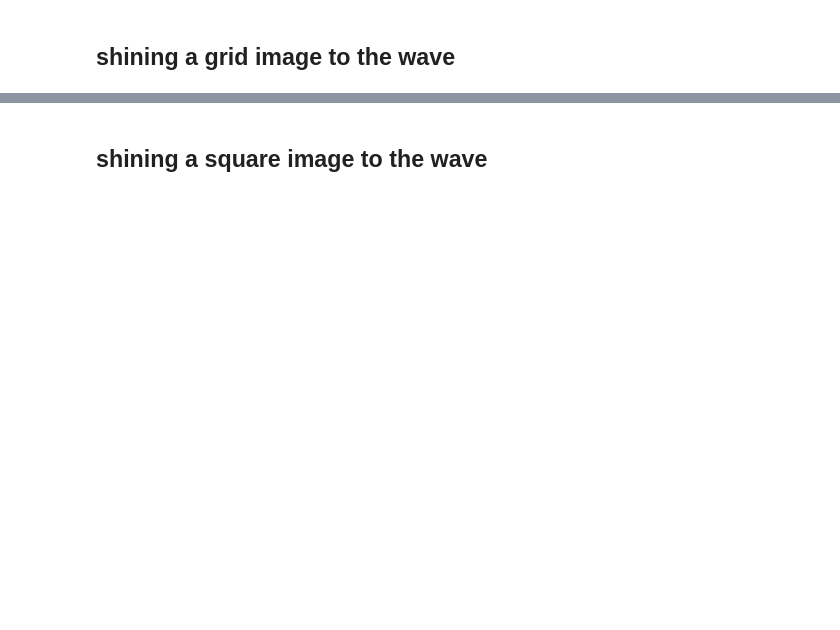
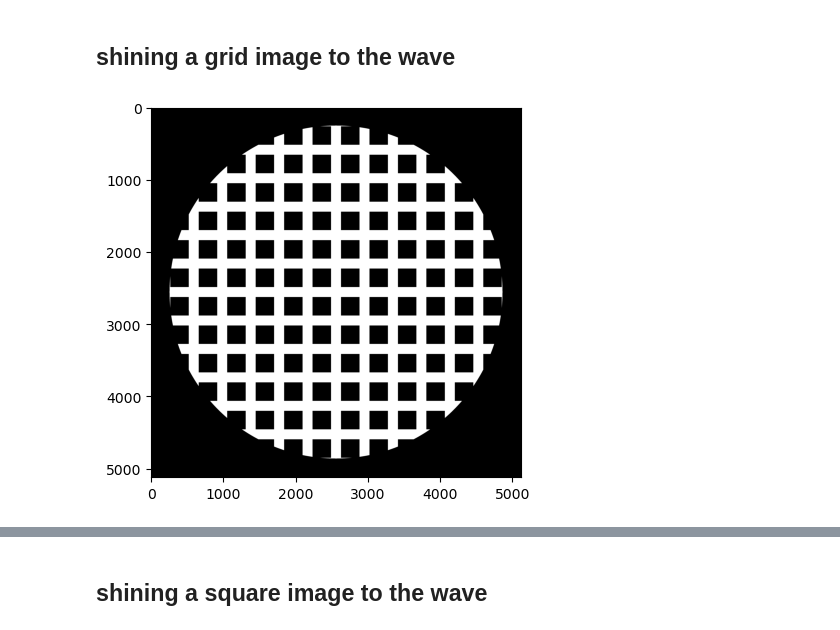
Before and after one commit to NaturalPatterns/2020_caustiques, a Jupyter notebook: 2022-12-03_caustique.ipynb, the cells around one changed output, grey strips where cells are left out. Cells and saved outputs as stored; diff of their text form; code cells hidden in the pictures; blank space fills up the shorter version.

```diff
--- a/2022-12-03_caustique.ipynb
+++ b/2022-12-03_caustique.ipynb
@@ -32,7 +32,7 @@ class init:
     bin_dens: int = 4 # relative bin density
     bin_spectrum: int = 3 # bin spacing in spectrum
     seed: int = 8601 # seed for RNG
-    H: float = 1.5 # depth of the pool
+    H: float = 10.0 # depth of the pool
     variation: float = .4 # variation of diffraction index: http://www.philiplaven.com/p20.html 1.40 at 400 nm and 1.37 at 700nm makes a 2% variation
     scale: float = .5*2**PRECISION # period in pixels
     B_sf: float = 0.25 # bandwidth in sf
@@ -48,7 +48,7 @@ class init:
     cache: bool = True # Cache intermediate output.
     verbose: bool = False # Displays more verbose output.
     do_display: bool = False # Displays images in notebook.
-    do_recompute: bool = True # Restart each computation
+    do_recompute: bool = False # Restart each computation
 # %%
 print(f'Saving our simulations in={figpath}')
 # %% [output]
@@ -124,7 +124,8 @@ def scattering(wav, a=0.005, p=1.3, b=0.45):
 # %%
 import shutil
 import hashlib
-from tqdm.notebook import tqdm, trange
+# from tqdm.notebook import tqdm, trange
+from tqdm import tqdm, trange
 import MotionClouds as mc
 class Caustique:
     def __init__(self, opt):
@@ -214,8 +215,8 @@ class Caustique:
 
                 #image_rgb = self.cs_srgb.spec_to_rgb(hist)
                 image_rgb = np.zeros((self.opt.nx//self.opt.bin_dens,  self.opt.ny//self.opt.bin_dens, 3, self.opt.nframe))
-                for i_frame in tqdm(range(self.opt.nframe)):
-                    for ii_wavelength, i_wavelength in enumerate(range(self.opt.bin_spectrum//2, self.N_wavelengths, self.opt.bin_spectrum)):
+                for i_frame in trange(self.opt.nframe):
+                    for i_wavelength in trange(self.opt.bin_spectrum//2, self.N_wavelengths, self.opt.bin_spectrum):
                         modulation = 1. + self.opt.variation/2 - self.opt.variation*i_wavelength/self.N_wavelengths
                         xv, yv = self.transform(z[:, :, i_frame], modulation=modulation)
                         hist_, edge_x, edge_y = np.histogram2d(xv.ravel(), yv.ravel(),
@@ -244,7 +245,7 @@ class Caustique:
 
             # 2/ transform light into image:
             fnames = []
-            for i_frame in range(self.opt.nframe):
+            for i_frame in trange(self.opt.nframe):
                 fig, ax = plt.subplots(figsize=(self.opt.ny/self.opt.bin_dens/dpi, self.opt.nx/self.opt.bin_dens/dpi), subplotpars=subplotpars)
                 if self.opt.multispectral:
                     ax.imshow(image_rgb[:, :, :, i_frame] ** (1/self.opt.gamma), vmin=0, vmax=1)
@@ -365,13 +401,15 @@ for variable in ['scale', 'B_sf', 'theta',  'B_theta', 'gamma', ]: #  'V_Y', 'V_
 # %%
 def grid_image(nx, ny, periods=6.5, threshold=0.45, radius=.9):
     X, Y = np.meshgrid(np.linspace(-1, 1, nx, endpoint=True), np.linspace(-1, 1, ny, endpoint=True))
     image = (np.cos(2*np.pi*X*periods) > threshold)*1.
     image += (np.cos(2*np.pi*Y*periods) > threshold)*1.
     image = (image>=1) * 1.
     image *= ((X**2 + Y**2) < radius**2) * 1.
     return image
-image = grid_image(nx, ny, periods=6.5, threshold=0.45, radius=.9)
+image = grid_image(nx=c.opt.nx, ny=c.opt.ny, periods=6.5, threshold=0.45, radius=.9)
 plt.imshow(image, cmap='gray');
+# %% [output]
+[figure, added]
 # %%
 c = Caustique(init())
 c.opt.tag = f'{c.opt.tag}_grid-image'
```
Also changed, not shown: parts of 45 cells of this notebook.
